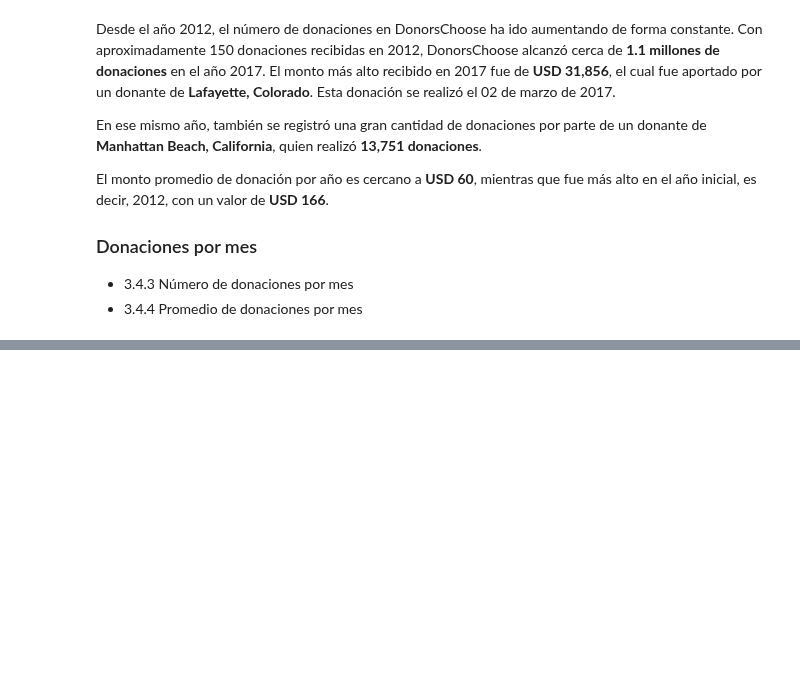
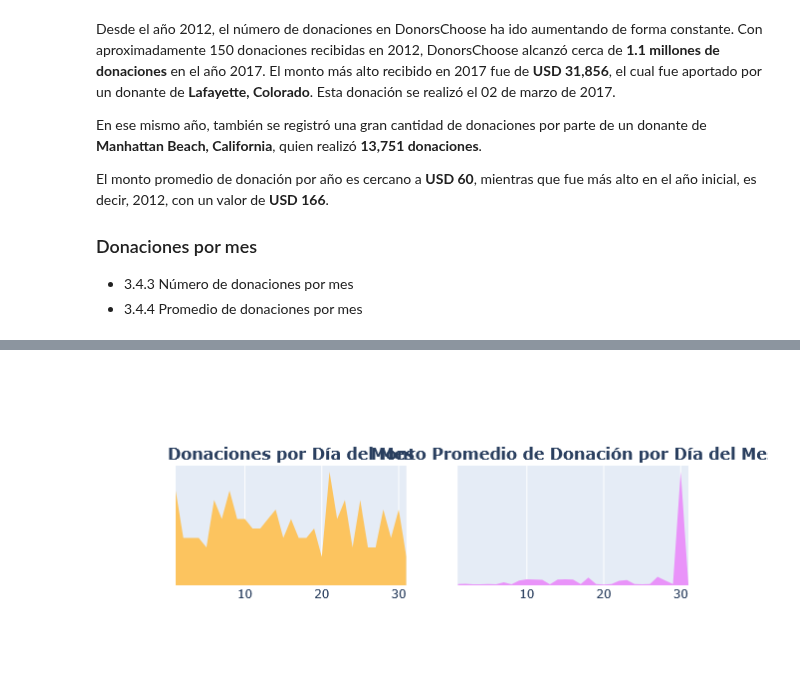
Before and after one commit to islas-diego23/ADND_Prueba_Practica05, a Jupyter notebook: Practica05/Practica05_230550.ipynb, the cells around one changed output, grey strips where cells are left out. Saved outputs shown, nothing was run; the diff lists cells and outputs as text; code cells hidden in the pictures; blank space fills up the shorter version.

```diff
--- a/Practica05/Practica05_230550.ipynb
+++ b/Practica05/Practica05_230550.ipynb
@@ -1230,0 +1270,53 @@ iplot(fig);
+# %%
+t3 = donations_df.groupby(['Donation Day']).agg({
+    'Donation Year': 'count',
+    'Donation Amount': 'mean'
+}).reset_index().rename(columns={
+    'Donation Year': 'Total de Donaciones',
+    'Donation Amount': 'Monto Promedio'
+})
+
+x = t3['Donation Day']
+y1 = t3['Total de Donaciones']
+y2 = t3['Monto Promedio']
+
+trace1 = go.Scatter(x=x, y=y1, fill='tozeroy', fillcolor='#fcc45f', mode='none')
+trace2 = go.Scatter(x=x, y=y2, fill='tozeroy', fillcolor="#e993f9", mode='none')
+
+fig = tools.make_subplots(
+    rows=1,
+    cols=2,
+    print_grid=False,
+    subplot_titles=[
+        "<b>Donaciones por Día del Mes</b>",
+        "<b>Monto Promedio de Donación por Día del Mes</b>"
+    ]
+)
+
+fig.append_trace(trace1, 1, 1)
+fig.append_trace(trace2, 1, 2)
+
+fig['layout'].update(
+    height=300,
+    showlegend=False,
+    yaxis=dict(
+        autorange=True,
+        showgrid=False,
+        zeroline=False,
+        showline=False,
+        ticks='',
+        showticklabels=False
+    ),
+    yaxis2=dict(
+        autorange=True,
+        showgrid=False,
+        zeroline=False,
+        showline=False,
+        ticks='',
+        showticklabels=False
+    )
+)
+
+iplot(fig)
+# %% [output]
+[figure, added]
```
Also changed, not shown: parts of 58 cells of this notebook.
